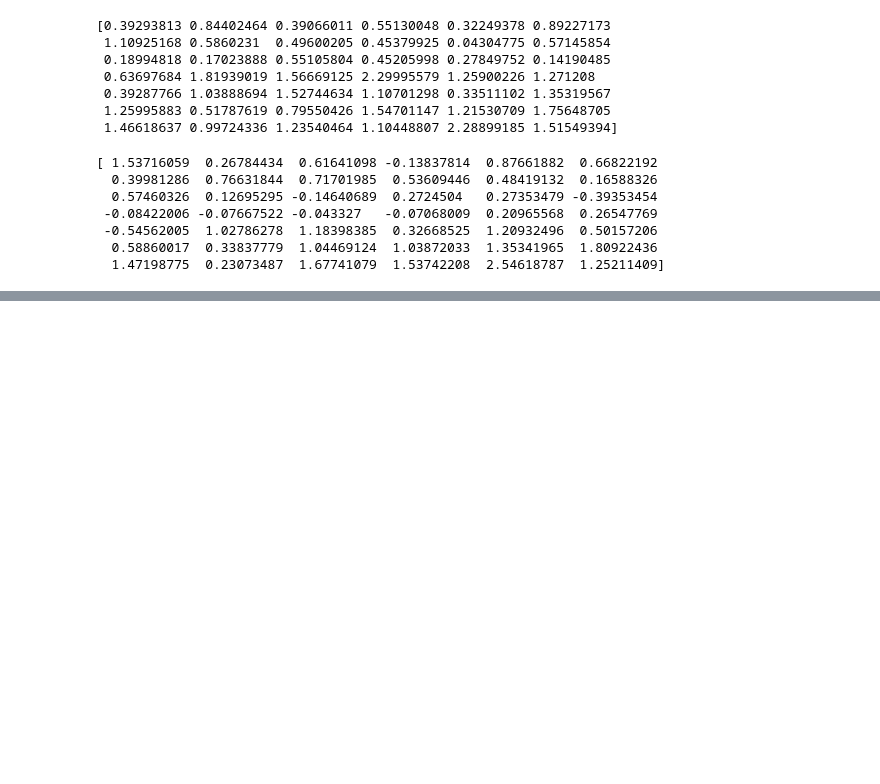
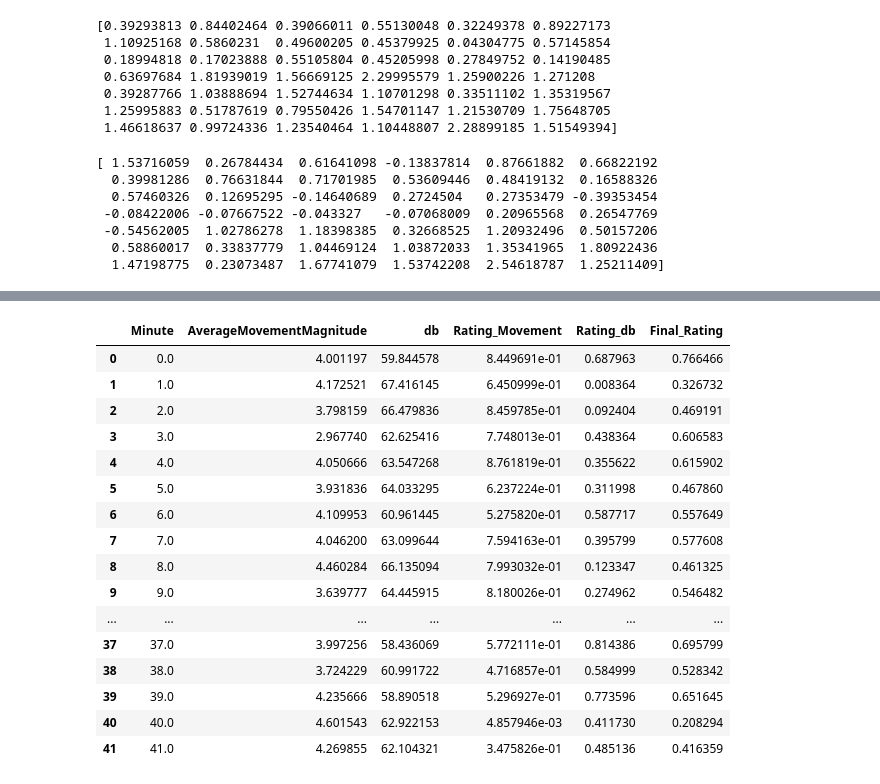
Before and after one commit to lisacuk/Spec_Methods, a Jupyter notebook: Vibration data/video_vis analysis.ipynb, the cells around one changed output, grey strips where cells are left out. Saved outputs shown, nothing was run; the diff lists cells and outputs as text; code cells hidden in the pictures; blank space fills up the shorter version.

```diff
--- a/Vibration data/video_vis analysis.ipynb
+++ b/Vibration data/video_vis analysis.ipynb
@@ -423,0 +539,42 @@ print(np.array(average_per_minute_X['AverageMovementX']))
+# %%
+# Extracting the relevant columns
+avg_movement = average_per_minute_Y['AverageMovementY']
+db_levels = average_per_minute['db']
+
+# Normalizing the data
+scaler = MinMaxScaler()
+normalized_movement = scaler.fit_transform(avg_movement.values.reshape(-1, 1)).flatten()
+normalized_db = scaler.fit_transform(db_levels.values.reshape(-1, 1)).flatten()
+
+# Calculating the preliminary ratings (lower values = higher rating)
+rating_movement = 1 - normalized_movement
+rating_db = 1 - normalized_db
+
+# Combining the ratings to form a final rating (average of both)
+final_rating = (rating_movement + rating_db) / 2
+
+# Adding these ratings back to the original dataframe
+average_per_minute['Rating_Movement'] = rating_movement
+average_per_minute['Rating_db'] = rating_db
+average_per_minute['Final_Rating'] = final_rating
+
+# Display the updated dataframe
+average_per_minute
+# %% [output]
+|  | Minute | AverageMovementMagnitude | db | Rating_Movement | Rating_db | Final_Rating |
+| 0 | 0.0 | 4.001197 | 59.844578 | 8.449691e-01 | 0.687963 | 0.766466 |
+| 1 | 1.0 | 4.172521 | 67.416145 | 6.450999e-01 | 0.008364 | 0.326732 |
+| 2 | 2.0 | 3.798159 | 66.479836 | 8.459785e-01 | 0.092404 | 0.469191 |
+| 3 | 3.0 | 2.967740 | 62.625416 | 7.748013e-01 | 0.438364 | 0.606583 |
+| 4 | 4.0 | 4.050666 | 63.547268 | 8.761819e-01 | 0.355622 | 0.615902 |
+| 5 | 5.0 | 3.931836 | 64.033295 | 6.237224e-01 | 0.311998 | 0.467860 |
+| 6 | 6.0 | 4.109953 | 60.961445 | 5.275820e-01 | 0.587717 | 0.557649 |
+| 7 | 7.0 | 4.046200 | 63.099644 | 7.594163e-01 | 0.395799 | 0.577608 |
+| 8 | 8.0 | 4.460284 | 66.135094 | 7.993032e-01 | 0.123347 | 0.461325 |
+| 9 | 9.0 | 3.639777 | 64.445915 | 8.180026e-01 | 0.274962 | 0.546482 |
+| ... | ... | ... | ... | ... | ... | ... |
+| 37 | 37.0 | 3.997256 | 58.436069 | 5.772111e-01 | 0.814386 | 0.695799 |
+| 38 | 38.0 | 3.724229 | 60.991722 | 4.716857e-01 | 0.584999 | 0.528342 |
+| 39 | 39.0 | 4.235666 | 58.890518 | 5.296927e-01 | 0.773596 | 0.651645 |
+| 40 | 40.0 | 4.601543 | 62.922153 | 4.857946e-03 | 0.411730 | 0.208294 |
+| 41 | 41.0 | 4.269855 | 62.104321 | 3.475826e-01 | 0.485136 | 0.416359 |
```
Also changed, not shown: parts of 8 cells of this notebook, 14 other files.
